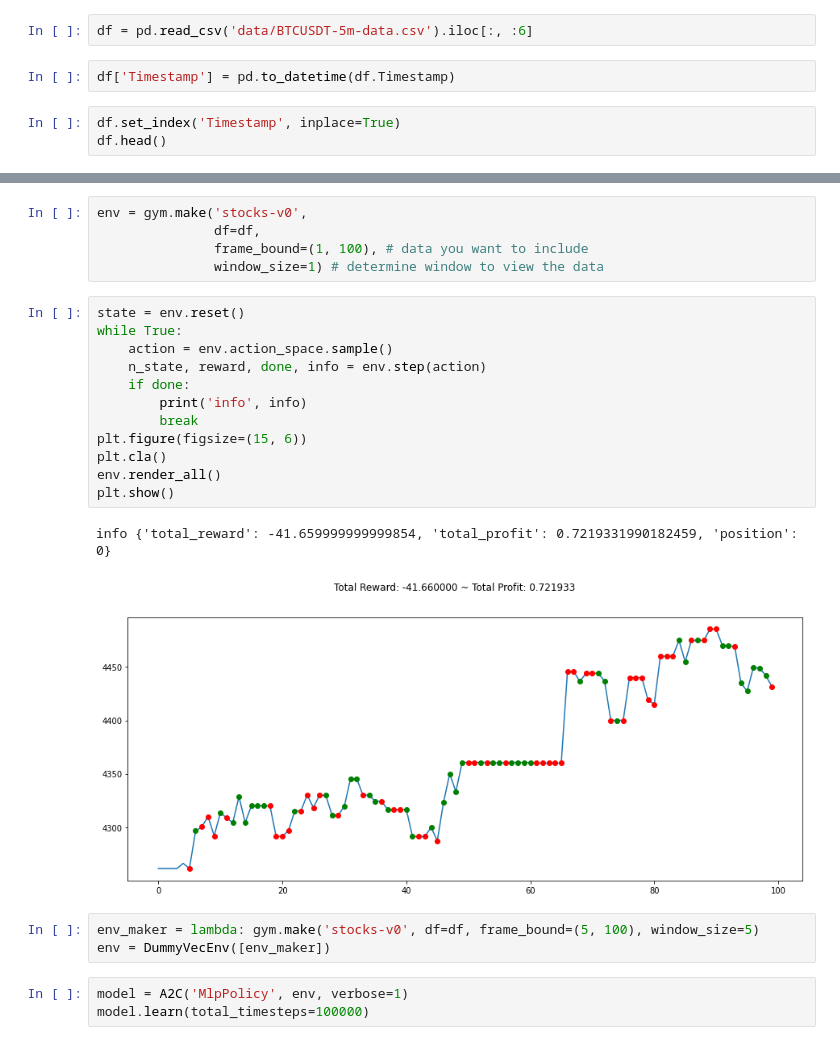
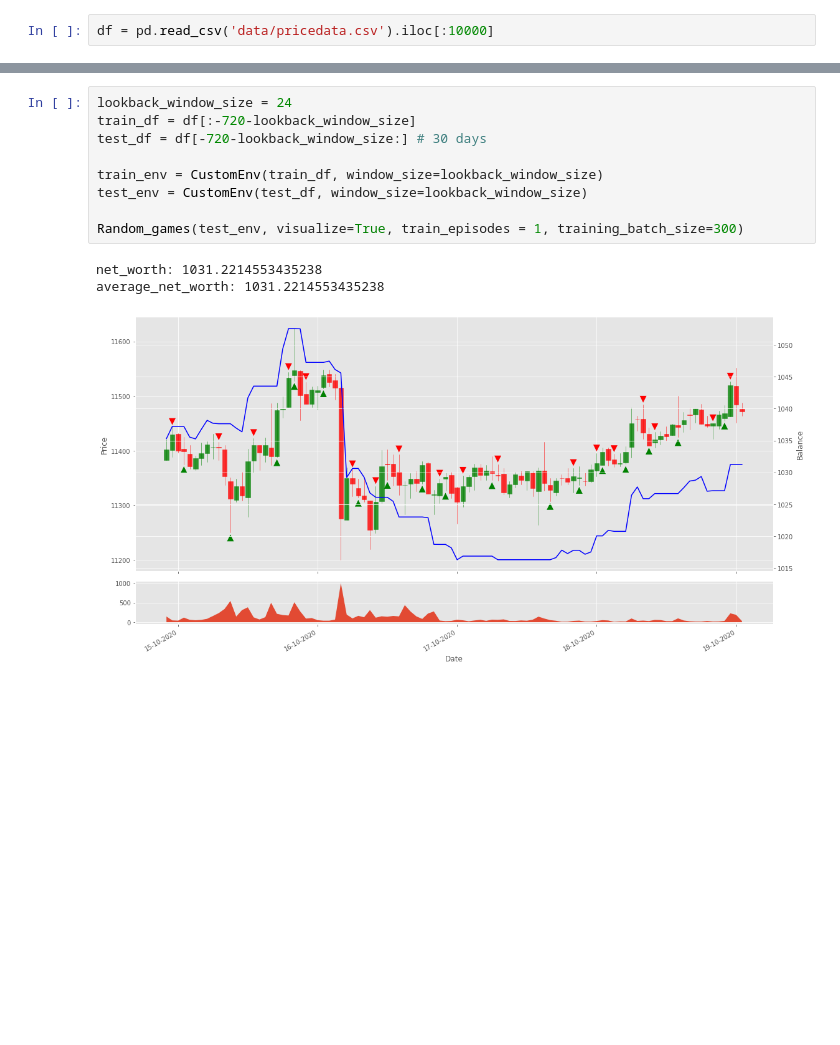
Before and after one commit to 312707047/Dino-Run-with-Rainbow-DQN, a Jupyter notebook: Trade/main.ipynb, the cells around one changed output, grey strips where cells are left out. Drawn from its saved outputs; the diff is of its cells as text; blank space fills up the shorter version.

```diff
--- a/Trade/main.ipynb
+++ b/Trade/main.ipynb
@@ -11,7 +16,2 @@ import matplotlib.pyplot as plt
 # %%
-df = pd.read_csv('data/BTCUSDT-5m-data.csv').iloc[:, :6]
+df = pd.read_csv('data/pricedata.csv').iloc[:10000]
-# %%
-df['Timestamp'] = pd.to_datetime(df.Timestamp)
-# %%
-df.set_index('Timestamp', inplace=True)
-df.head()
@@ -26,26 +18,13 @@ df.head()
-# %%
-env = gym.make('stocks-v0',
-               df=df,
-               frame_bound=(1, 100), # data you want to include
-               window_size=1) # determine window to view the data
-# %%
-state = env.reset()
-while True:
-    action = env.action_space.sample()
-    n_state, reward, done, info = env.step(action)
-    if done:
-        print('info', info)
-        break
-plt.figure(figsize=(15, 6))
-plt.cla()
-env.render_all()
-plt.show()
-# %% [output]
-info {'total_reward': -41.659999999999854, 'total_profit': 0.7219331990182459, 'position': 0}
-[figure, removed]
-# %%
-env_maker = lambda: gym.make('stocks-v0', df=df, frame_bound=(5, 100), window_size=5)
-env = DummyVecEnv([env_maker])
-# %%
-model = A2C('MlpPolicy', env, verbose=1)
-model.learn(total_timesteps=100000)
+# %%
+lookback_window_size = 24
+train_df = df[:-720-lookback_window_size]
+test_df = df[-720-lookback_window_size:] # 30 days
+
+train_env = CustomEnv(train_df, window_size=lookback_window_size)
+test_env = CustomEnv(test_df, window_size=lookback_window_size)
+
+Random_games(test_env, visualize=True, train_episodes = 1, training_batch_size=300)
+# %% [output]
+net_worth: 1031.2214553435238
+average_net_worth: 1031.2214553435238
+[figure, added]
```
Also changed, not shown: parts of 2 cells of this notebook, 7 other files.
